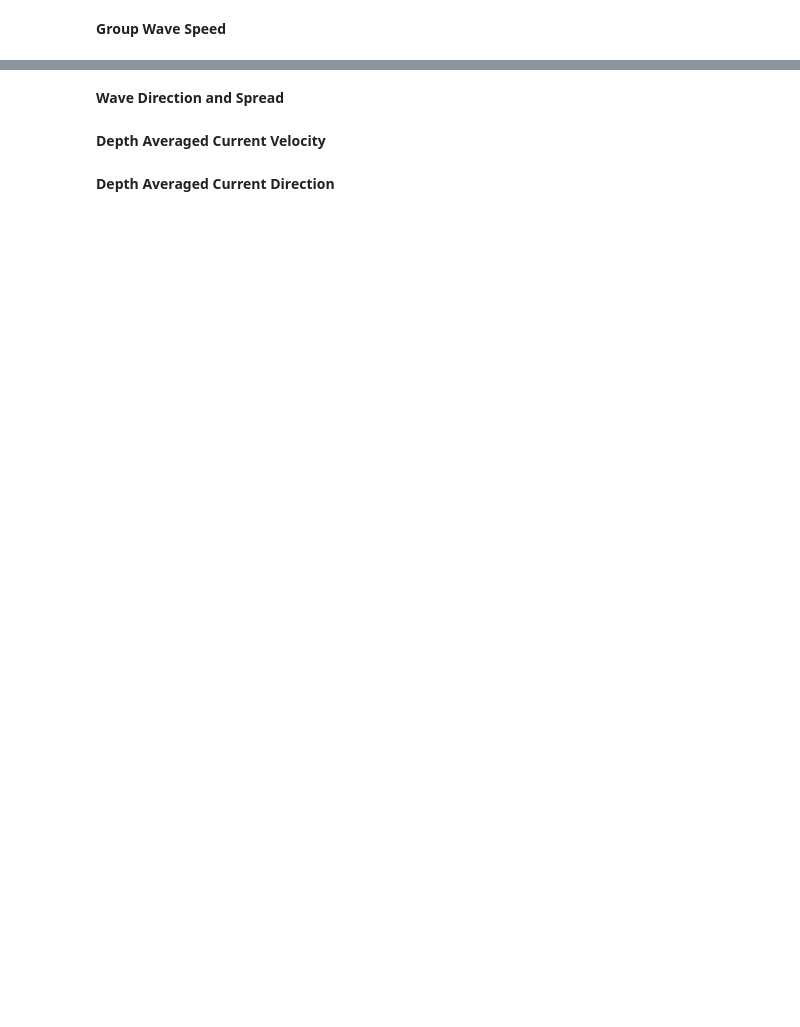
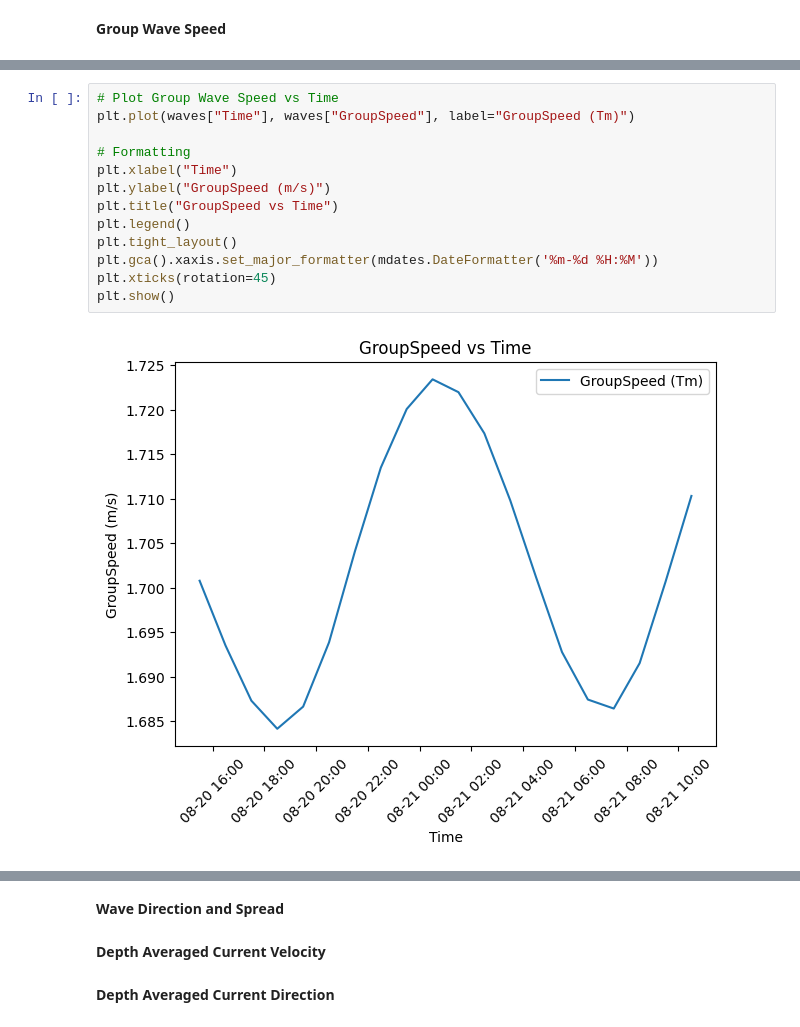
Before and after one commit to NCSU-CHAZ/BOEM-Oak-Island, a Jupyter notebook: notebooks/BOEM_bulkstats.ipynb, the cells around one changed output, grey strips where cells are left out. Cells and saved outputs as stored; diff of their text form; blank space fills up the shorter version.

```diff
--- a/notebooks/BOEM_bulkstats.ipynb
+++ b/notebooks/BOEM_bulkstats.ipynb
@@ -18,0 +116,15 @@ The bulk statistics are stored in h5 files like the other processed data files.
+# %%
+# Plot Group Wave Speed vs Time
+plt.plot(waves["Time"], waves["GroupSpeed"], label="GroupSpeed (Tm)")
+
+# Formatting
+plt.xlabel("Time")
+plt.ylabel("GroupSpeed (m/s)")
+plt.title("GroupSpeed vs Time")
+plt.legend()
+plt.tight_layout()
+plt.gca().xaxis.set_major_formatter(mdates.DateFormatter('%m-%d %H:%M'))
+plt.xticks(rotation=45)
+plt.show()
+# %% [output]
+[figure, added]
```
Also changed, not shown: parts of 11 cells of this notebook, 1 other file.
